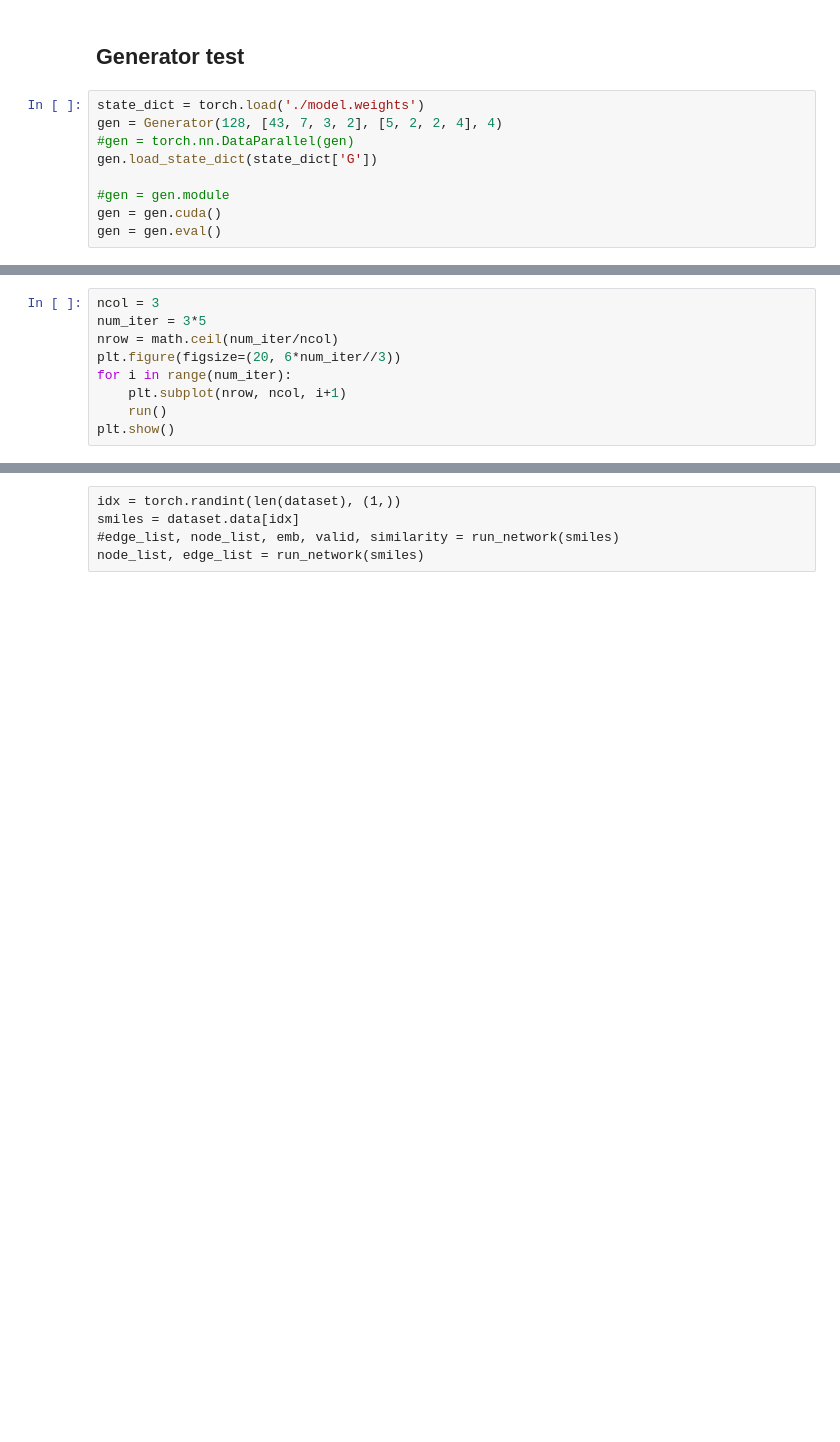
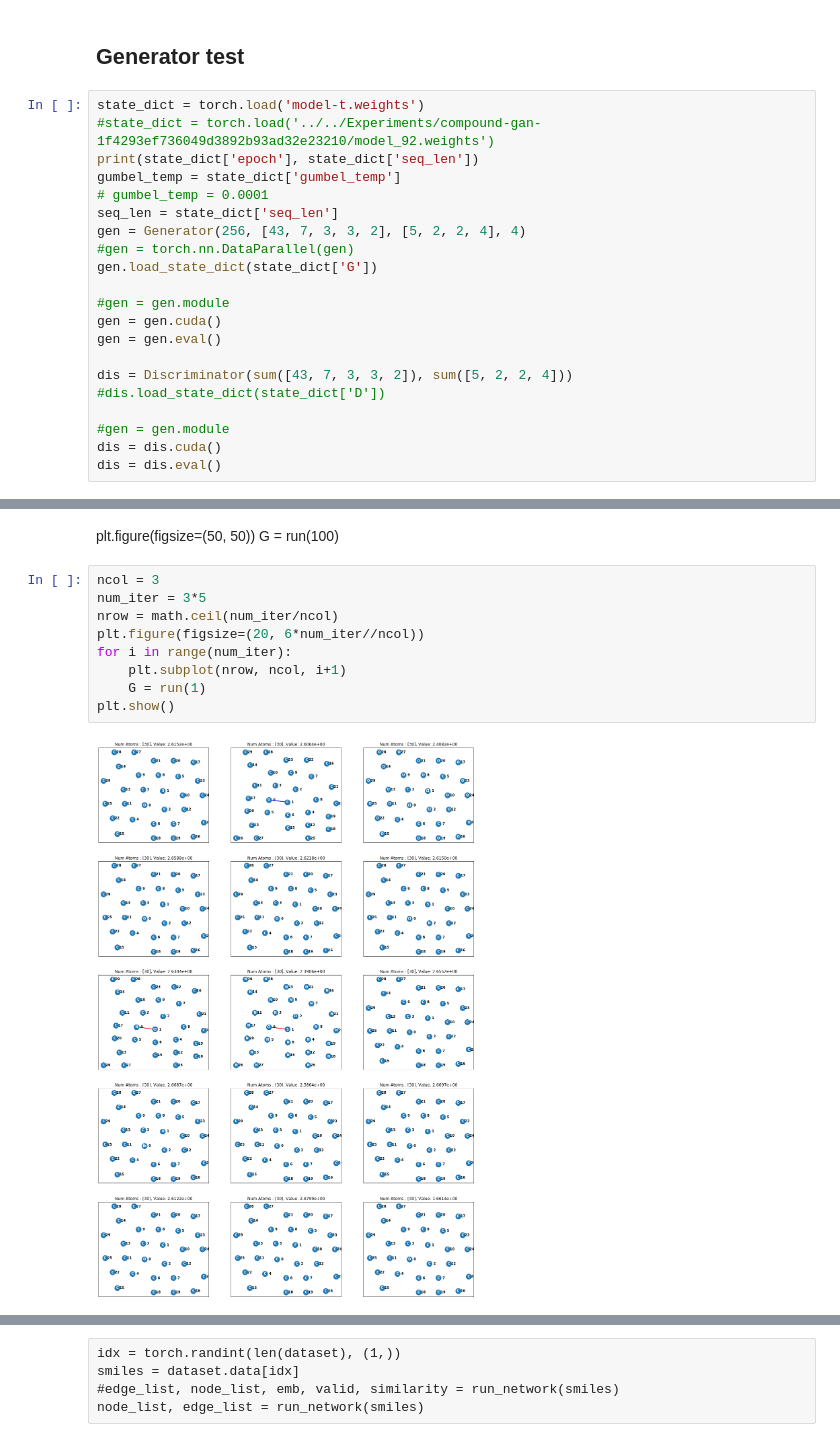
Before and after one commit to dawood95/compoundGAN, a Jupyter notebook: notebooks/model_test.ipynb, the cells around one changed output, grey strips where cells are left out. Saved outputs shown, nothing was run; the diff lists cells and outputs as text; blank space fills up the shorter version.

```diff
--- a/notebooks/model_test.ipynb
+++ b/notebooks/model_test.ipynb
@@ -33,11 +37,23 @@ atom_list.append('END')
 # %% [markdown]
 ## Generator test
 # %%
-state_dict = torch.load('./model.weights')
-gen = Generator(128, [43, 7, 3, 2], [5, 2, 2, 4], 4)
+state_dict = torch.load('model-t.weights')
+#state_dict = torch.load('../../Experiments/compound-gan-1f4293ef736049d3892b93ad32e23210/model_92.weights')
+print(state_dict['epoch'], state_dict['seq_len'])
+gumbel_temp = state_dict['gumbel_temp']
+# gumbel_temp = 0.0001
+seq_len = state_dict['seq_len']
+gen = Generator(256, [43, 7, 3, 3, 2], [5, 2, 2, 4], 4)
 #gen = torch.nn.DataParallel(gen)
 gen.load_state_dict(state_dict['G'])
 
 #gen = gen.module
 gen = gen.cuda()
 gen = gen.eval()
+
+dis = Discriminator(sum([43, 7, 3, 3, 2]), sum([5, 2, 2, 4]))
+#dis.load_state_dict(state_dict['D'])
+
+#gen = gen.module
+dis = dis.cuda()
+dis = dis.eval()
@@ -98,9 +145,14 @@ def run():
+# %% [markdown]
+plt.figure(figsize=(50, 50))
+G = run(100)
 # %%
 ncol = 3
 num_iter = 3*5
 nrow = math.ceil(num_iter/ncol)
-plt.figure(figsize=(20, 6*num_iter//3))
+plt.figure(figsize=(20, 6*num_iter//ncol))
 for i in range(num_iter):
     plt.subplot(nrow, ncol, i+1)
-    run()
+    G = run(1)
 plt.show()
+# %% [output]
+[figure, added]
```
Also changed, not shown: parts of 9 cells of this notebook, 12 other files.
